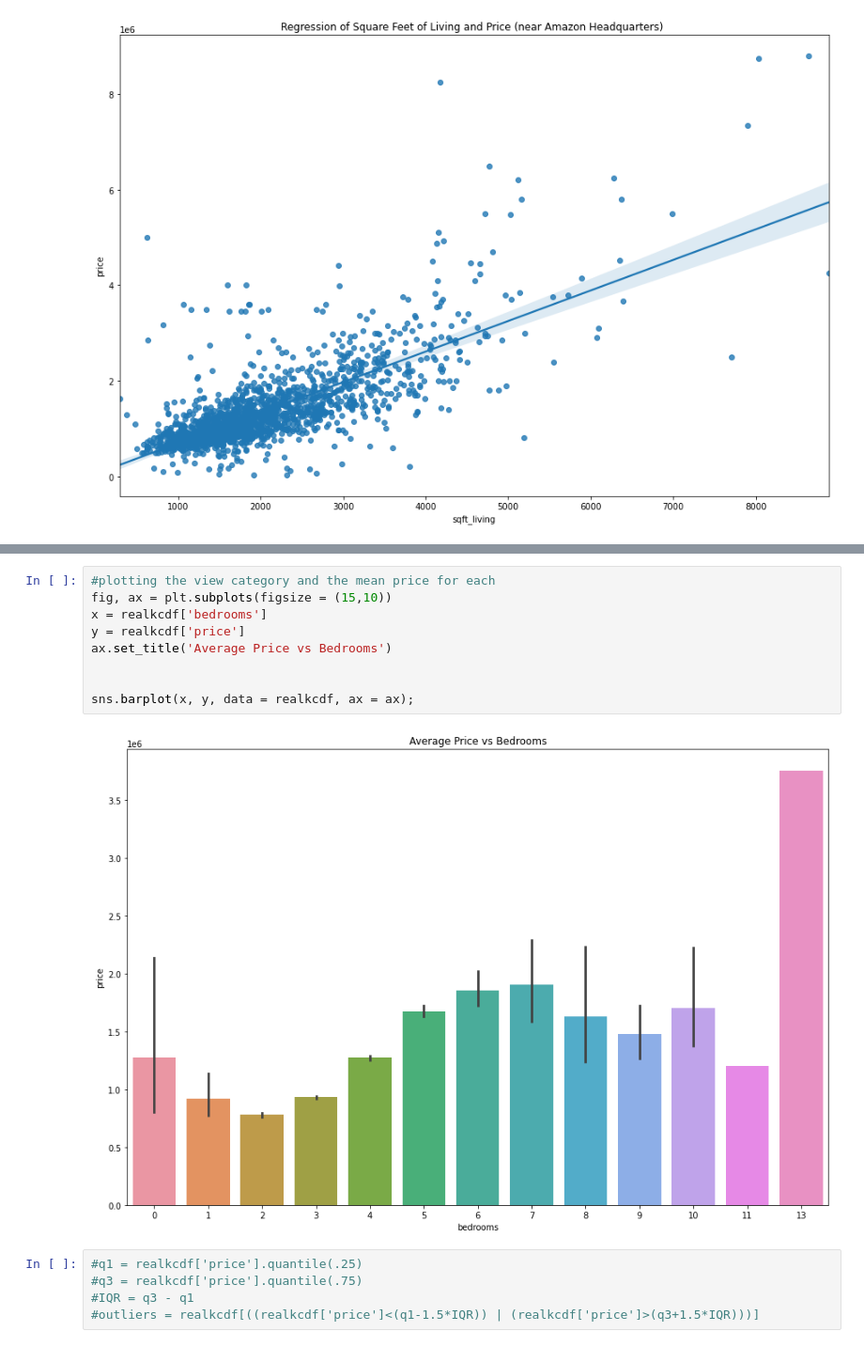
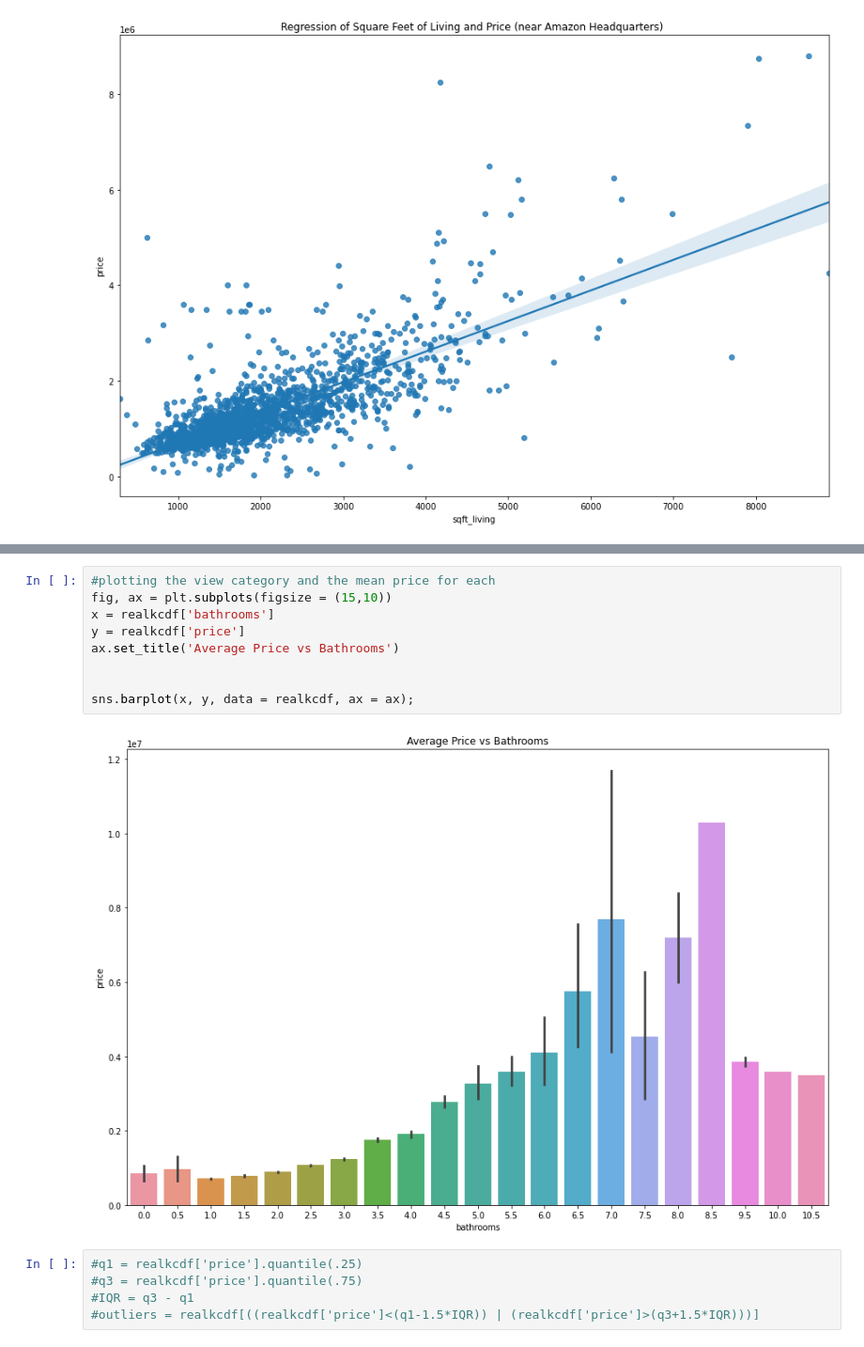
Before and after one commit to ewestrich/King-County-House-Sales, a Jupyter notebook: Daniel/project 2 .ipynb, the cells around one changed output, grey strips where cells are left out. Shown at 94% size. Drawn from its saved outputs; the diff is of its cells as text.

Commit message:
switched the bar graph from bedrooms to bathrooms

```diff
--- a/Daniel/project 2 .ipynb
+++ b/Daniel/project 2 .ipynb
@@ -123,14 +123,14 @@ ax.set_title('Square Foot of Living by Price');
 # %%
 #plotting the view category and the mean price for each
 fig, ax = plt.subplots(figsize = (15,10))
-x = realkcdf['bedrooms']
+x = realkcdf['bathrooms']
 y = realkcdf['price']
-ax.set_title('Average Price vs Bedrooms')
+ax.set_title('Average Price vs Bathrooms')
 
 
 sns.barplot(x, y, data = realkcdf, ax = ax);
 # %% [output]
-[figure, old version]
+[figure, new version]
 # %%
 #q1 = realkcdf['price'].quantile(.25)
 #q3 = realkcdf['price'].quantile(.75)
```
Also changed, not shown: parts of 3 cells of this notebook.
